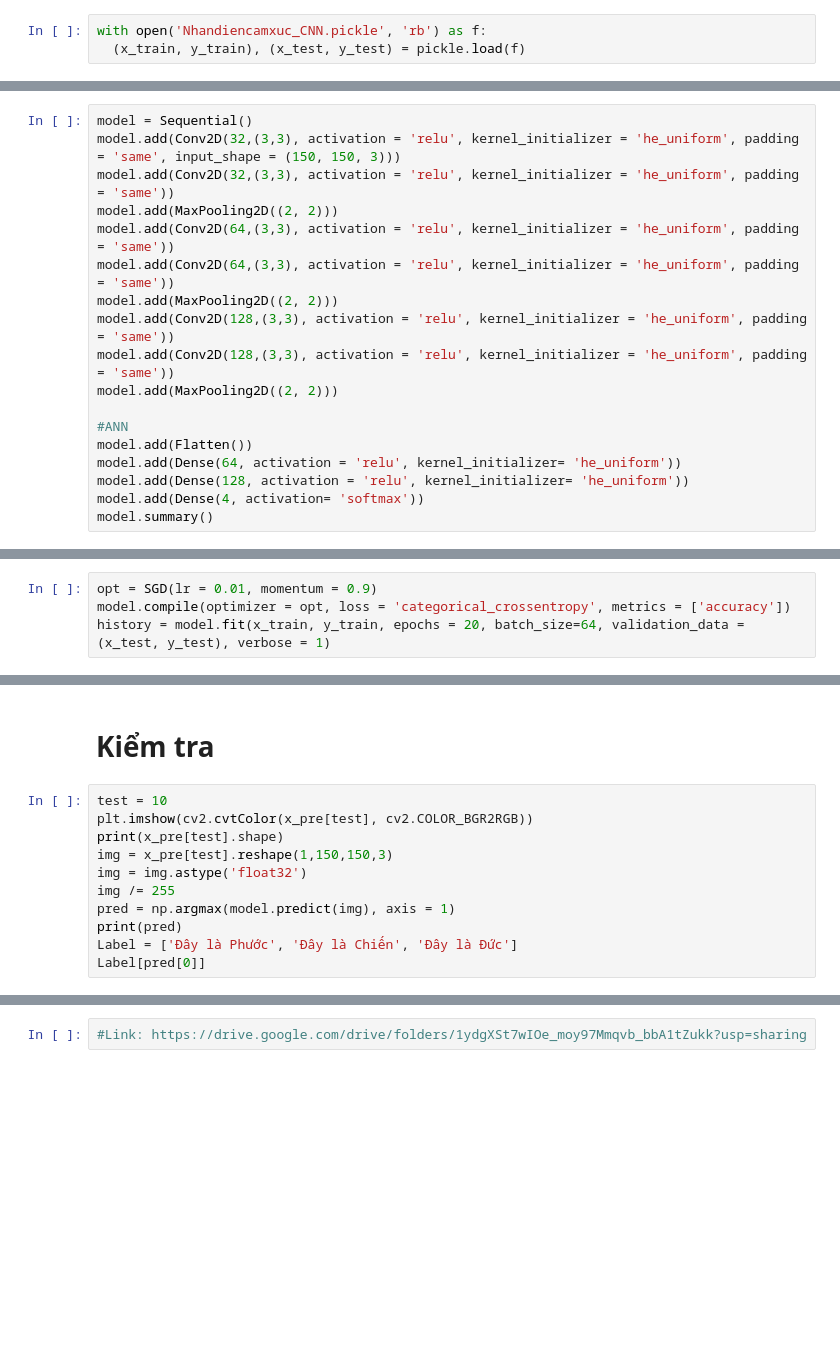
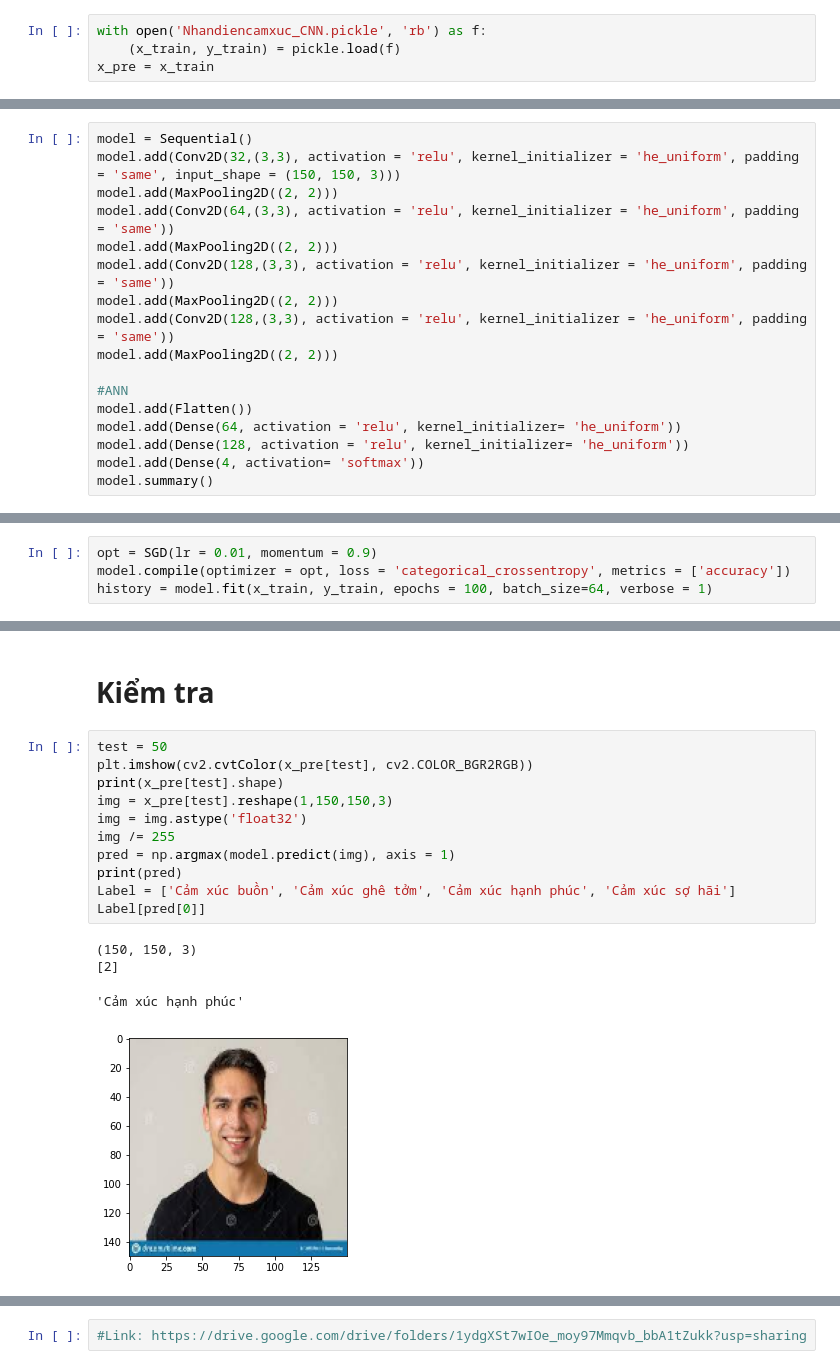
Before and after one commit to QuangLe102/AI, a Jupyter notebook: KIEMTRA-LeQuangChien-19146310.ipynb, the cells around one changed output, grey strips where cells are left out. Drawn from its saved outputs; the diff is of its cells as text; blank space fills up the shorter version.

```diff
--- a/KIEMTRA-LeQuangChien-19146310.ipynb
+++ b/KIEMTRA-LeQuangChien-19146310.ipynb
@@ -24,6 +24,7 @@ from tensorflow.keras.optimizers import Adam, RMSprop,SGD
 # Load và xử lý data
 # %%
 with open('Nhandiencamxuc_CNN.pickle', 'rb') as f:
-  (x_train, y_train), (x_test, y_test) = pickle.load(f)
+    (x_train, y_train) = pickle.load(f)
+x_pre = x_train
 # %%
 x_train = x_train.astype('float32')
@@ -37,12 +35,11 @@ y_test = to_categorical(y_test, 4)
 # %%
 model = Sequential()
 model.add(Conv2D(32,(3,3), activation = 'relu', kernel_initializer = 'he_uniform', padding = 'same', input_shape = (150, 150, 3)))
-model.add(Conv2D(32,(3,3), activation = 'relu', kernel_initializer = 'he_uniform', padding = 'same'))
 model.add(MaxPooling2D((2, 2)))
-model.add(Conv2D(64,(3,3), activation = 'relu', kernel_initializer = 'he_uniform', padding = 'same'))
 model.add(Conv2D(64,(3,3), activation = 'relu', kernel_initializer = 'he_uniform', padding = 'same'))
 model.add(MaxPooling2D((2, 2)))
 model.add(Conv2D(128,(3,3), activation = 'relu', kernel_initializer = 'he_uniform', padding = 'same'))
+model.add(MaxPooling2D((2, 2)))
 model.add(Conv2D(128,(3,3), activation = 'relu', kernel_initializer = 'he_uniform', padding = 'same'))
 model.add(MaxPooling2D((2, 2)))
 
@@ -75,5 +72,5 @@ _________________________________________________________________
 # %%
 opt = SGD(lr = 0.01, momentum = 0.9)
 model.compile(optimizer = opt, loss = 'categorical_crossentropy', metrics = ['accuracy'])
-history = model.fit(x_train, y_train, epochs = 20, batch_size=64, validation_data = (x_test, y_test), verbose = 1)
+history = model.fit(x_train, y_train, epochs = 100, batch_size=64, verbose = 1)
 # %% [output]
@@ -109,13 +104,18 @@ plt.show()
 # %% [markdown]
 # Kiểm tra
 # %%
-test = 10
+test = 50
 plt.imshow(cv2.cvtColor(x_pre[test], cv2.COLOR_BGR2RGB))
 print(x_pre[test].shape)
 img = x_pre[test].reshape(1,150,150,3)
 img = img.astype('float32')
 img /= 255
 pred = np.argmax(model.predict(img), axis = 1)
 print(pred)
-Label = ['Đây là Phước', 'Đây là Chiến', 'Đây là Đức']
+Label = ['Cảm xúc buồn', 'Cảm xúc ghê tởm', 'Cảm xúc hạnh phúc', 'Cảm xúc sợ hãi']
 Label[pred[0]]
+# %% [output]
+(150, 150, 3)
+[2]
+'Cảm xúc hạnh phúc'
+[figure, added]
```
Also changed, not shown: parts of 6 cells of this notebook.
